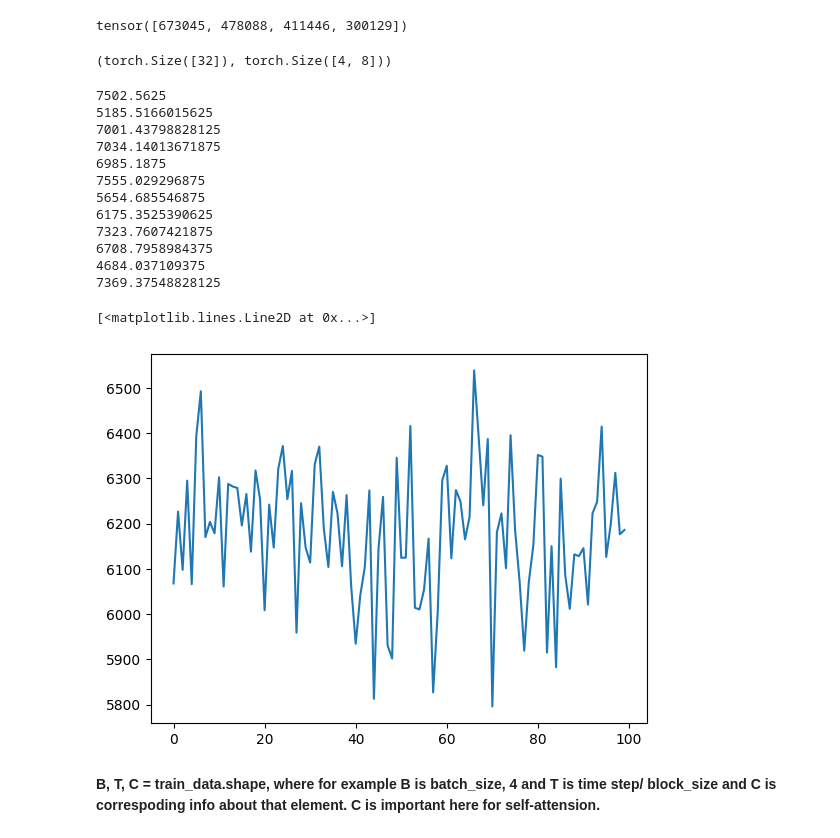
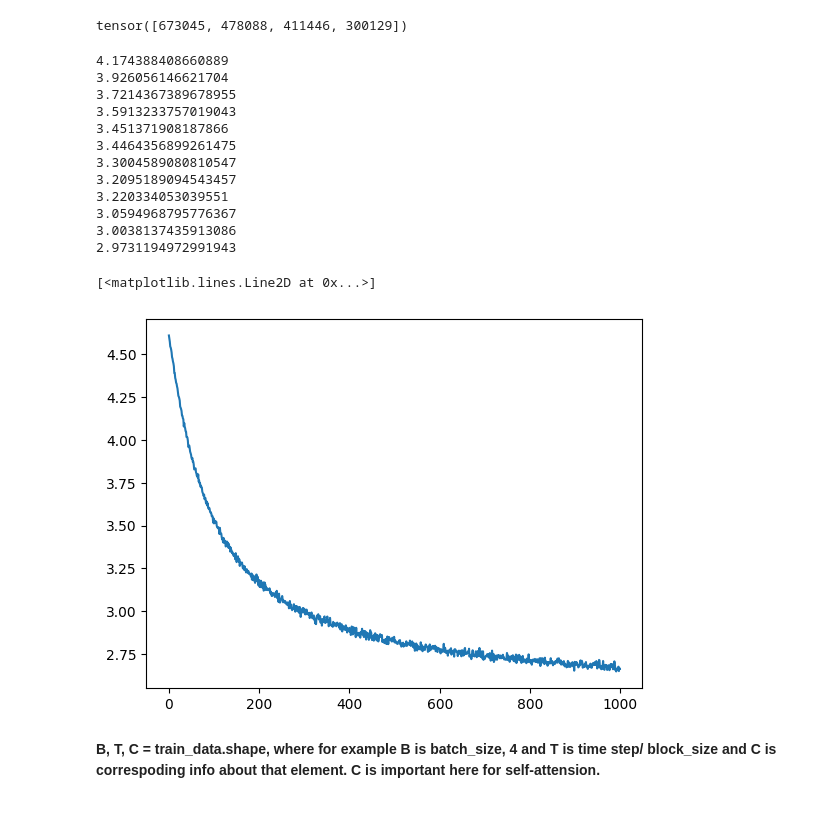
Before and after one commit to ragitu5552/Autoregressive-Transformer, a Jupyter notebook: Untitled.ipynb, the cells around one changed output. Drawn from its saved outputs; the diff is of its cells as text; code cells hidden in the pictures.

Commit message:
Modification in Bigram Model

```diff
--- a/Untitled.ipynb
+++ b/Untitled.ipynb
@@ -146,7 +137,3 @@ N.requires_grad = True
-# %%
-xb.view(4*8).shape, yb.shape
-# %% [output]
-(torch.Size([32]), torch.Size([4, 8]))
 # %%
 import torch.nn.functional as F
 import matplotlib.pyplot as plt
@@ -153,7 +142,8 @@ import matplotlib.pyplot as plt
 # %%
-j = 1
-text = ''
-p = N.float()
+gb = torch.Generator().manual_seed(123)
+# Lookup table for Bigram
+N = torch.zeros((vocab_size, vocab_size), dtype=torch.float32, requires_grad=True)
+
 lossi = []
 for i in range(6000):
     p = F.softmax(p, dim=1)
@@ -169,26 +159,24 @@ for i in range(6000):
     loss.backward()
 
     N.data += -0.1*N.grad
-
-print(text)
 # %% [output]
-7502.5625
-5185.5166015625
-7001.43798828125
-7034.14013671875
-6985.1875
-7555.029296875
-5654.685546875
-6175.3525390625
-7323.7607421875
-6708.7958984375
-4684.037109375
-7369.37548828125
+4.174388408660889
+3.926056146621704
+3.7214367389678955
+3.5913233757019043
+3.451371908187866
+3.4464356899261475
+3.3004589080810547
+3.2095189094543457
+3.220334053039551
+3.0594968795776367
+3.0038137435913086
+2.9731194972991943
 # %%
-plt.plot(torch.tensor(lossi).view(100, -1).mean(1))
+plt.plot(torch.tensor(lossi).view(1000, -1).mean(1))
 # %% [output]
 [<matplotlib.lines.Line2D at 0x...>]
-[figure, old version]
+[figure, new version]
 # %% [markdown]
 **B, T, C = train_data.shape, where for example B is batch_size, 4 and T is time step/ block_size and C is correspoding info about that element. C is important here for self-attension.**
 # %% [markdown]
```
Also changed, not shown: parts of 2 cells of this notebook.
